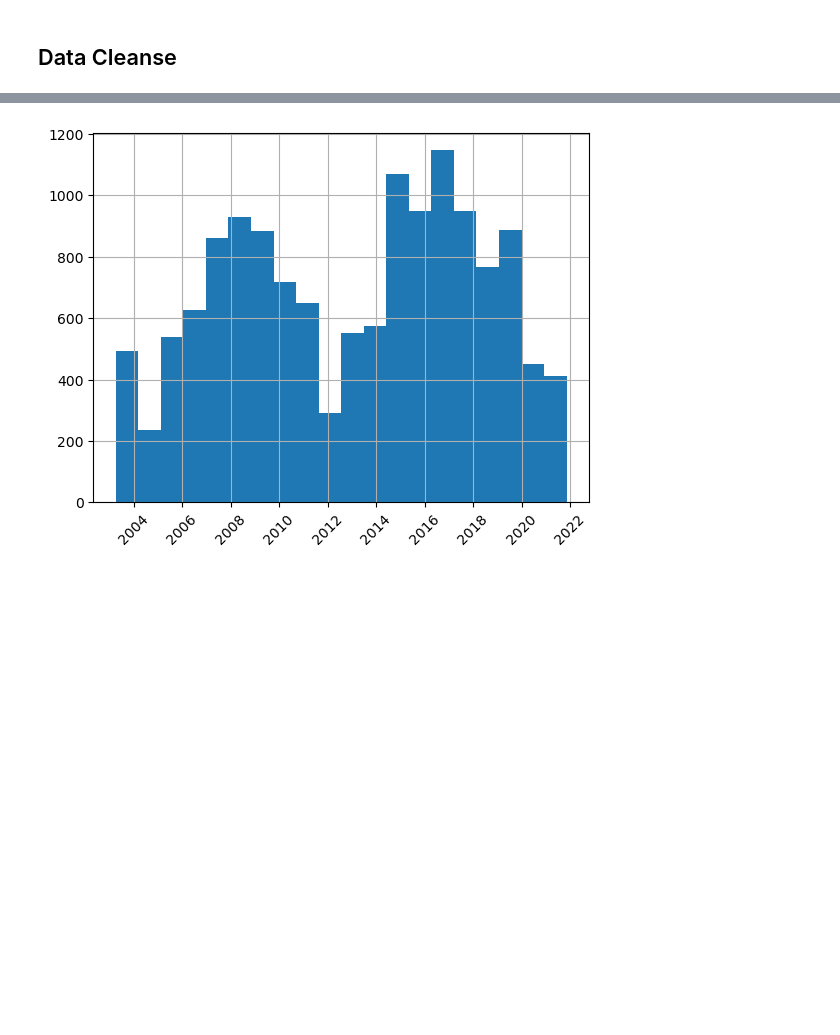
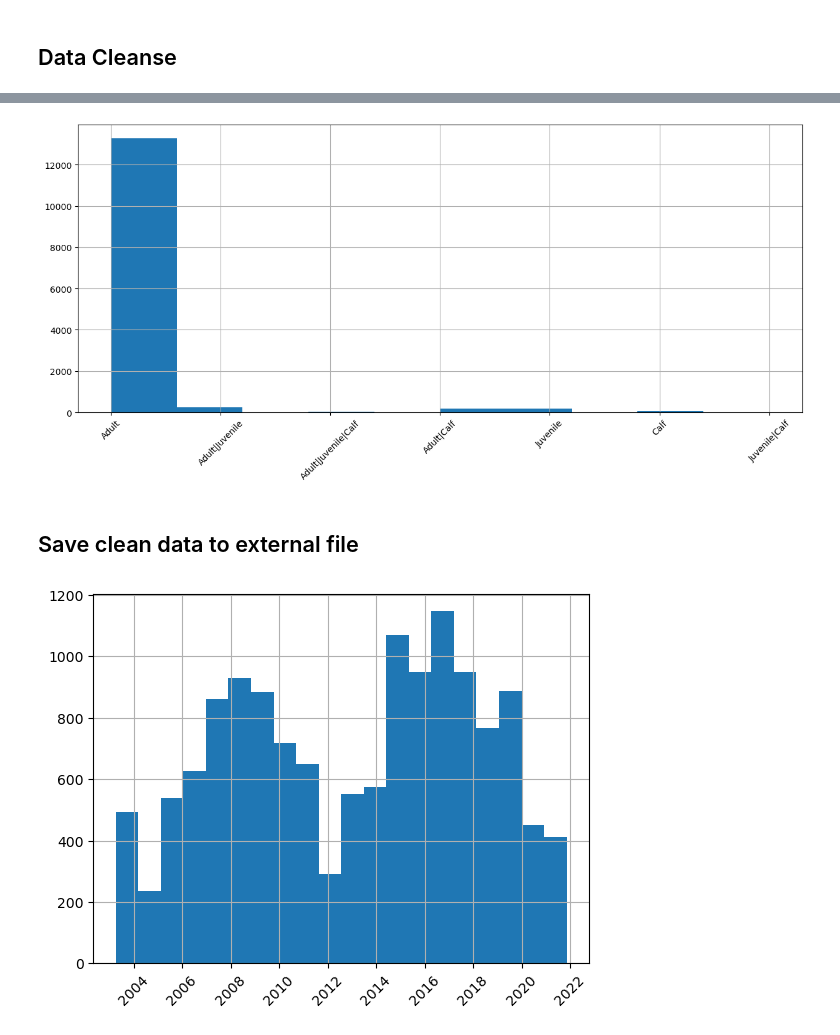
Before and after one commit to JasonMuteham/HWDT, a Jupyter notebook: HWDT.ipynb, the cells around one changed output, grey strips where cells are left out. Saved outputs shown, nothing was run; the diff lists cells and outputs as text; code cells hidden in the pictures; blank space fills up the shorter version.

```diff
--- a/HWDT.ipynb
+++ b/HWDT.ipynb
@@ -50,0 +86,5 @@ dw.loc[dw['Individual count'] > 100, 'Individual count'] = 1
+# %%
+dw['Life stage'].hist(xrot=45,figsize=(15,6))
+plt.show()
+# %% [output]
+[figure, added]
@@ -50,0 +98,2 @@ dw.loc[dw['Individual count'] > 100, 'Individual count'] = 1
+# %% [markdown]
+## Save clean data to external file
```
Also changed, not shown: parts of 24 cells of this notebook, 2 other files.
